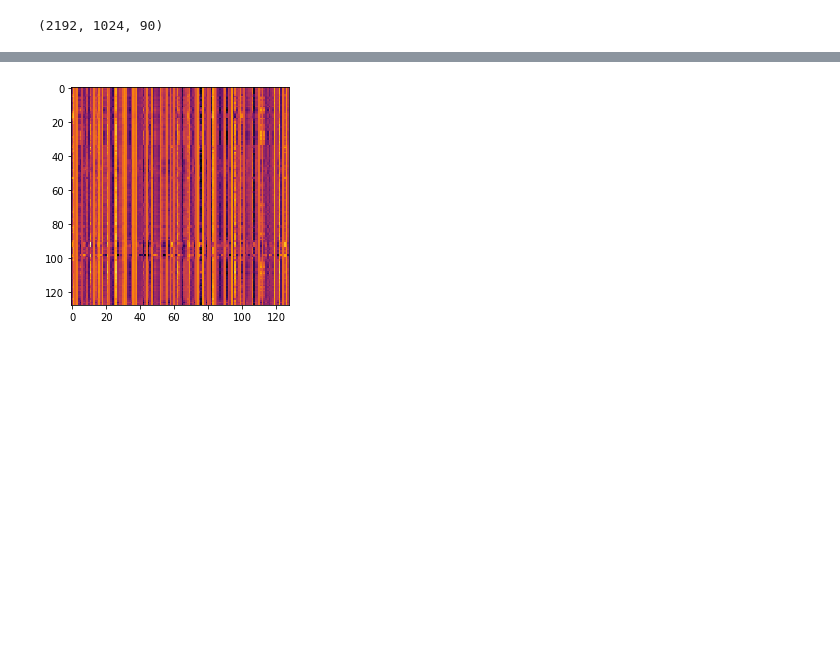
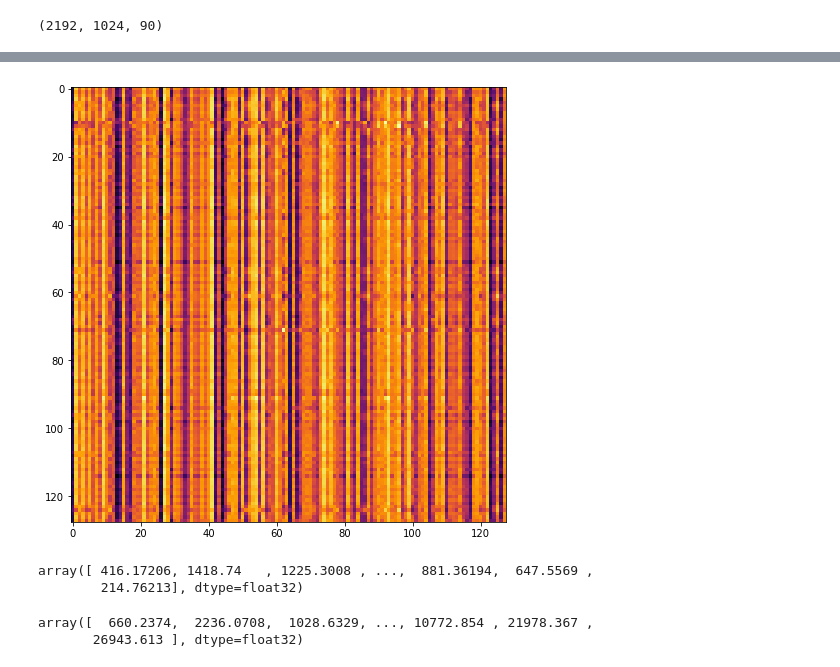
Before and after one commit to sirrus98/ieeg_toy_template, a Jupyter notebook: autoencoder_test.ipynb, the cells around one changed output, grey strips where cells are left out. Cells and saved outputs as stored; diff of their text form; code cells hidden in the pictures; blank space fills up the shorter version.

```diff
--- a/autoencoder_test.ipynb
+++ b/autoencoder_test.ipynb
@@ -116,10 +116,14 @@ seizure_data_windowed[1].shape
 # %%
 channel_n = 90
 fs = 512
+seizure_channel_indices = []
+nonseizure_channel_indices = []
 seizure_data_stack = np.empty((0, fs * 2, channel_n))
-for c in seizure_data_windowed:
+for i,c in enumerate(seizure_data_windowed):
     if c.shape[2] == channel_n:
+        seizure_channel_indices.append(i)
         seizure_data_stack = np.vstack((seizure_data_stack, c))
-for c in nonseizure_data_windowed:
+for i,c in enumerate(nonseizure_data_windowed):
     if c.shape[2] == channel_n:
+        nonseizure_channel_indices.append(i)
         seizure_data_stack = np.vstack((seizure_data_stack, c))
@@ -150,10 +154,12 @@ K.clear_session()
 from autoencoder import Autoencoder
 ae = Autoencoder(seizure_data_stack.shape[1],seizure_data_stack.shape[2])
 # %%
-callback = tf.keras.callbacks.EarlyStopping(monitor="val_loss",restore_best_weights=True)
+callback = tf.keras.callbacks.EarlyStopping(monitor="val_loss",
+    min_delta=1e-6,
+    patience=20,restore_best_weights=True)
 ae.build(input_shape = (None,seizure_data_norm.shape[1],seizure_data_norm.shape[2]))
 ae.summary()
-opt = keras.optimizers.Adam(learning_rate=0.00005)
+opt = keras.optimizers.Adam(learning_rate=3e-5)
 ae.compile(optimizer=opt, loss='mse')
 ae.fit(seizure_data_norm, seizure_data_norm,
           epochs=100,
@@ -185,6 +191,7 @@ ae.decoder.save("decoder.h5")
 WARNING:tensorflow:Compiled the loaded model, but the compiled metrics have yet to be built. `model.compile_metrics` will be empty until you train or evaluate the model.
 WARNING:tensorflow:Compiled the loaded model, but the compiled metrics have yet to be built. `model.compile_metrics` will be empty until you train or evaluate the model.
 # %%
-encode = ae.encoder.predict(seizure_data_norm)
-decode = ae.decoder.predict(encode)
+with tf.device('/cpu:0'):
+    encode = ae.encoder.predict(seizure_data_norm)
+    decode = ae.decoder.predict(encode)
 # %% [output]
@@ -219,5 +225,6 @@ plt.show()
 # %%
-plt.imshow(encode[1500], cmap='inferno', interpolation='nearest')
+plt.figure(figsize=(8, 8))
+plt.imshow(encode[1300+120], cmap='inferno', interpolation='nearest')
 plt.show()
 # %% [output]
-[figure, old version]
+[figure, new version]
@@ -223,0 +255,13 @@ plt.show()
+# %%
+mob1 = hjorthMobility(encode[:dt_len])
+mob2 = hjorthMobility(encode[dt_len:])
+
+mob1
+# %% [output]
+array([ 416.17206, 1418.74   , 1225.3008 , ...,  881.36194,  647.5569 ,
+        214.76213], dtype=float32)
+# %%
+mob2
+# %% [output]
+array([  660.2374,  2236.0708,  1028.6329, ..., 10772.854 , 21978.367 ,
+       26943.613 ], dtype=float32)
```
Also changed, not shown: parts of 18 cells of this notebook, 2 other files.
